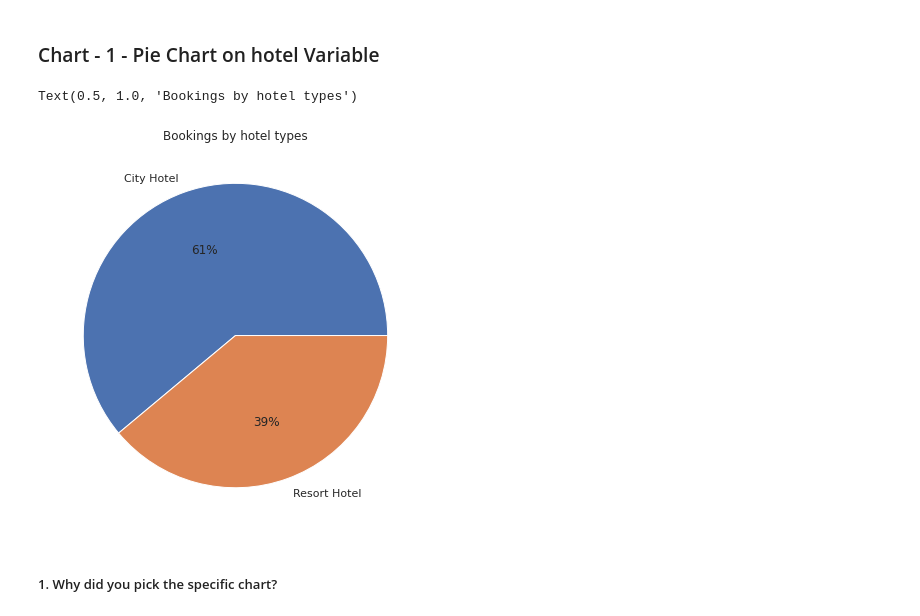
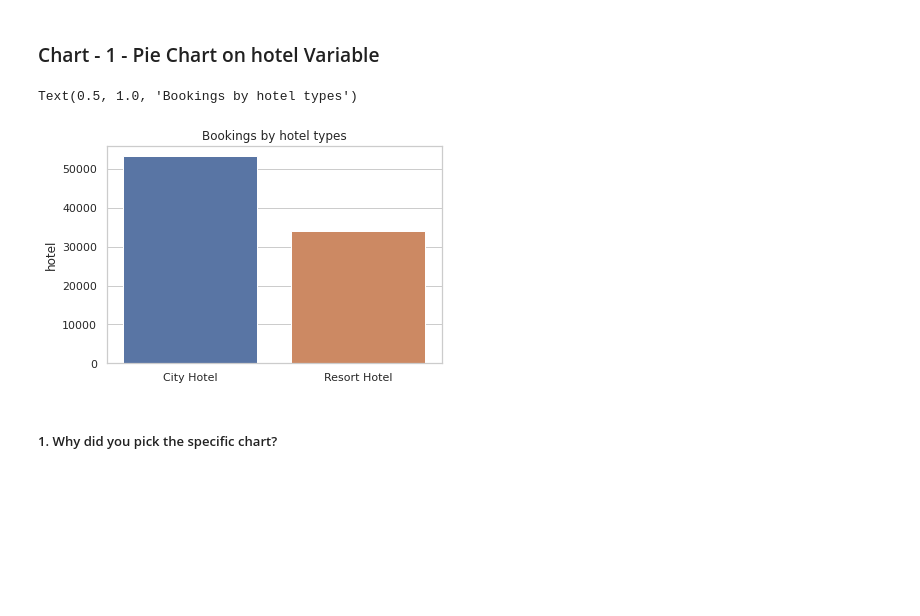
Before and after one commit to ayush9304/HotelBookingAnalysisEDA, a Jupyter notebook: EDA_Hotel_Booking_Analysis.ipynb, the cells around one changed output. Drawn from its saved outputs; the diff is of its cells as text; code cells hidden in the pictures; blank space fills up the shorter version.

```diff
--- a/EDA_Hotel_Booking_Analysis.ipynb
+++ b/EDA_Hotel_Booking_Analysis.ipynb
@@ -498,12 +498,13 @@ Although visualization is better to get insight of the data that will be done in
 ### Chart - 1 - Pie Chart on hotel Variable
 # %%
 d = df['hotel'].value_counts()
-plt.figure(figsize=(7,7))
-p = plt.pie(d, labels=d.index, autopct="%.0f%%")
+# plt.figure(figsize=(7,7))
+sns.barplot(x=d.index, y=d)
+# p = plt.pie(d, labels=d.index, autopct="%.0f%%")
 plt.title("Bookings by hotel types")
 # %% [output]
 Text(0.5, 1.0, 'Bookings by hotel types')
-[figure, old version]
+[figure, new version]
 # %% [markdown]
 ##### 1. Why did you pick the specific chart?
 # %% [markdown]
```
Also changed, not shown: parts of 21 cells of this notebook.
